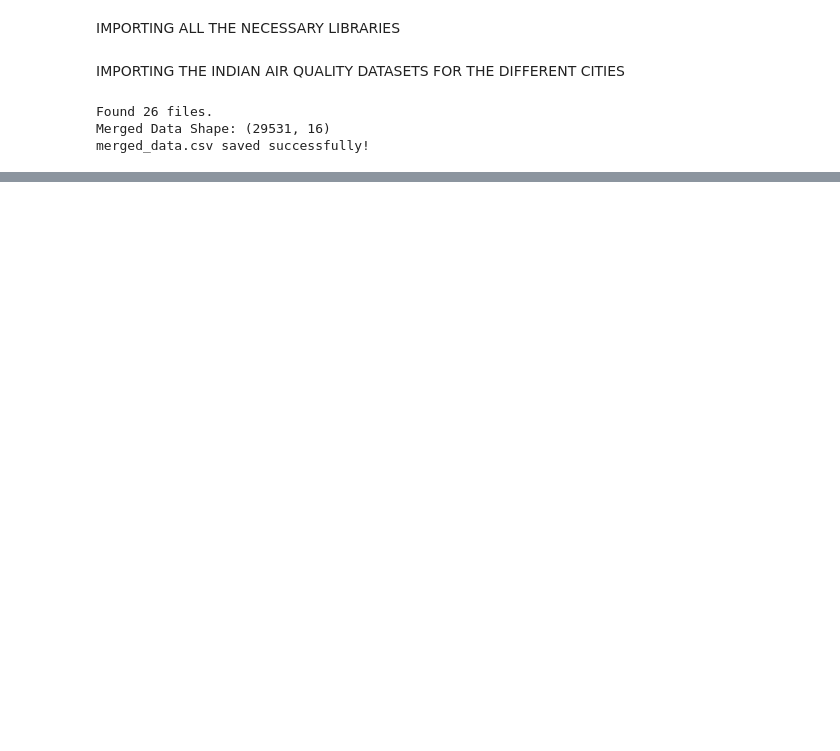
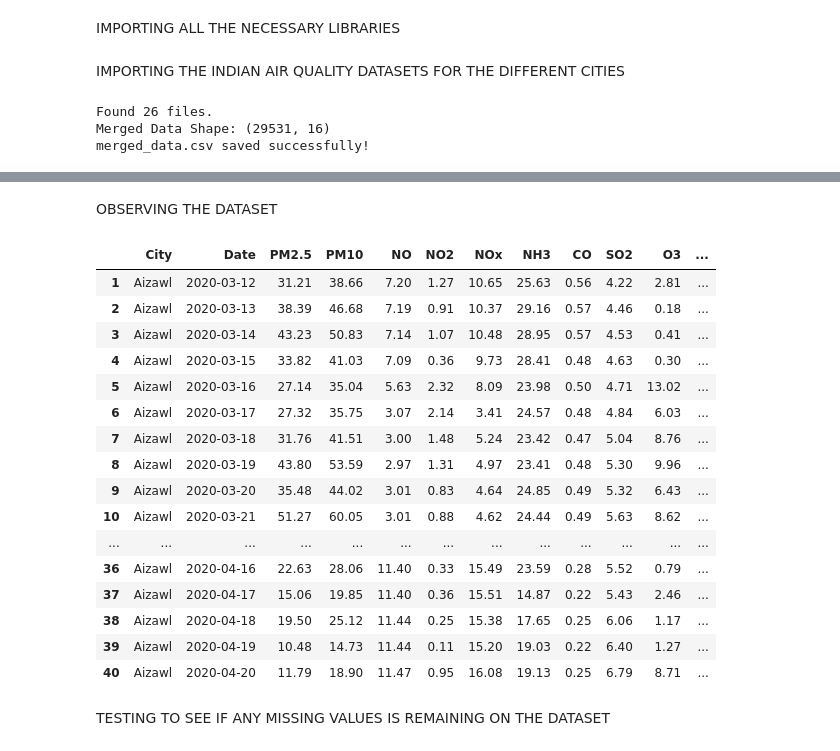
Before and after one commit to Azunna-Christopher/Indian-Air-Quality, a Jupyter notebook: AirQuality_Analysis.ipynb, the cells around one changed output, grey strips where cells are left out. Cells and saved outputs as stored; diff of their text form; code cells hidden in the pictures; blank space fills up the shorter version.

```diff
--- a/AirQuality_Analysis.ipynb
+++ b/AirQuality_Analysis.ipynb
@@ -39,0 +159,3 @@ merged_data.csv saved successfully!
+# %%
+# Drop rows where AQI is missing
+df = df.dropna(subset=['AQI'])
@@ -39,0 +220,19 @@ merged_data.csv saved successfully!
+# %%
+# Convert to datetime, invalid dates become NaT
+df['Date'] = pd.to_datetime(df['Date'], errors='coerce', format='%d/%m/%Y')
+
+# Check for invalid dates
+print(df[df['Date'].isna()])
+
+# Define month bins (e.g., 1-3, 4-6, 7-9, 10-12)
+month_bins = [0, 3, 6, 9, 12]  # edges
+month_labels = ['Jan-Mar', 'Apr-Jun', 'Jul-Sep', 'Oct-Dec']  # labels
+
+# Bin the months
+df['Quarterly_bin'] = pd.cut(df['Date'].dt.month,
+                         bins=month_bins,
+                         labels=month_labels,
+                         include_lowest=True)
+
+# Check
+print(df[['Date', 'Quarterly_bin']].head())
@@ -39,0 +251,20 @@ merged_data.csv saved successfully!
+# %%
+# Convert to datetime, invalid dates become NaT
+df['Date'] = pd.to_datetime(df['Date'], errors='coerce', format='%d/%m/%Y')
+
+# Check for invalid dates
+print(df[df['Date'].isna()])
+
+# Define month bins (1 to 12)
+month_bins = list(range(0, 13))  # edges: 0,1,2,...,12
+month_labels = ['January', 'February', 'March', 'April', 'May', 'June',
+                'July', 'August', 'September', 'October', 'November', 'December']
+
+# Bin the months
+df['Month_bin'] = pd.cut(df['Date'].dt.month,
+                         bins=month_bins,
+                         labels=month_labels,
+                         include_lowest=True)
+
+# Check
+print(df[['Date', 'Month_bin']].head())
@@ -39,0 +281,24 @@ merged_data.csv saved successfully!
+# %% [markdown]
+OBSERVING THE DATASET
+# %%
+df.head(40)
+# %% [output]
+|  | City | Date | PM2.5 | PM10 | NO | NO2 | NOx | NH3 | CO | SO2 | O3 | ... |
+| 1 | Aizawl | 2020-03-12 | 31.21 | 38.66 | 7.20 | 1.27 | 10.65 | 25.63 | 0.56 | 4.22 | 2.81 | ... |
+| 2 | Aizawl | 2020-03-13 | 38.39 | 46.68 | 7.19 | 0.91 | 10.37 | 29.16 | 0.57 | 4.46 | 0.18 | ... |
+| 3 | Aizawl | 2020-03-14 | 43.23 | 50.83 | 7.14 | 1.07 | 10.48 | 28.95 | 0.57 | 4.53 | 0.41 | ... |
+| 4 | Aizawl | 2020-03-15 | 33.82 | 41.03 | 7.09 | 0.36 | 9.73 | 28.41 | 0.48 | 4.63 | 0.30 | ... |
+| 5 | Aizawl | 2020-03-16 | 27.14 | 35.04 | 5.63 | 2.32 | 8.09 | 23.98 | 0.50 | 4.71 | 13.02 | ... |
+| 6 | Aizawl | 2020-03-17 | 27.32 | 35.75 | 3.07 | 2.14 | 3.41 | 24.57 | 0.48 | 4.84 | 6.03 | ... |
+| 7 | Aizawl | 2020-03-18 | 31.76 | 41.51 | 3.00 | 1.48 | 5.24 | 23.42 | 0.47 | 5.04 | 8.76 | ... |
+| 8 | Aizawl | 2020-03-19 | 43.80 | 53.59 | 2.97 | 1.31 | 4.97 | 23.41 | 0.48 | 5.30 | 9.96 | ... |
+| 9 | Aizawl | 2020-03-20 | 35.48 | 44.02 | 3.01 | 0.83 | 4.64 | 24.85 | 0.49 | 5.32 | 6.43 | ... |
+| 10 | Aizawl | 2020-03-21 | 51.27 | 60.05 | 3.01 | 0.88 | 4.62 | 24.44 | 0.49 | 5.63 | 8.62 | ... |
+| ... | ... | ... | ... | ... | ... | ... | ... | ... | ... | ... | ... | ... |
+| 36 | Aizawl | 2020-04-16 | 22.63 | 28.06 | 11.40 | 0.33 | 15.49 | 23.59 | 0.28 | 5.52 | 0.79 | ... |
+| 37 | Aizawl | 2020-04-17 | 15.06 | 19.85 | 11.40 | 0.36 | 15.51 | 14.87 | 0.22 | 5.43 | 2.46 | ... |
+| 38 | Aizawl | 2020-04-18 | 19.50 | 25.12 | 11.44 | 0.25 | 15.38 | 17.65 | 0.25 | 6.06 | 1.17 | ... |
+| 39 | Aizawl | 2020-04-19 | 10.48 | 14.73 | 11.44 | 0.11 | 15.20 | 19.03 | 0.22 | 6.40 | 1.27 | ... |
+| 40 | Aizawl | 2020-04-20 | 11.79 | 18.90 | 11.47 | 0.95 | 16.08 | 19.13 | 0.25 | 6.79 | 8.71 | ... |
+# %% [markdown]
+TESTING TO SEE IF ANY MISSING VALUES IS REMAINING ON THE DATASET
```
Also changed, not shown: parts of 26 cells of this notebook.
